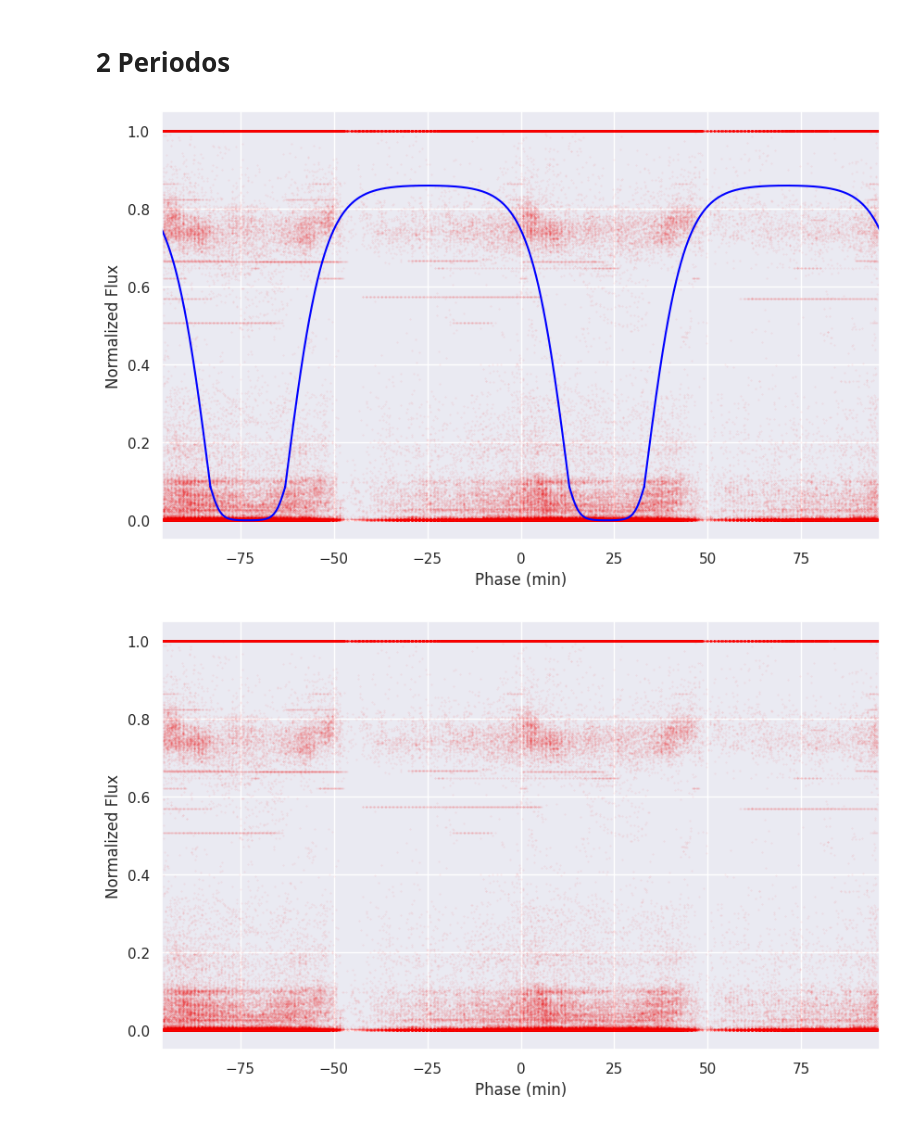
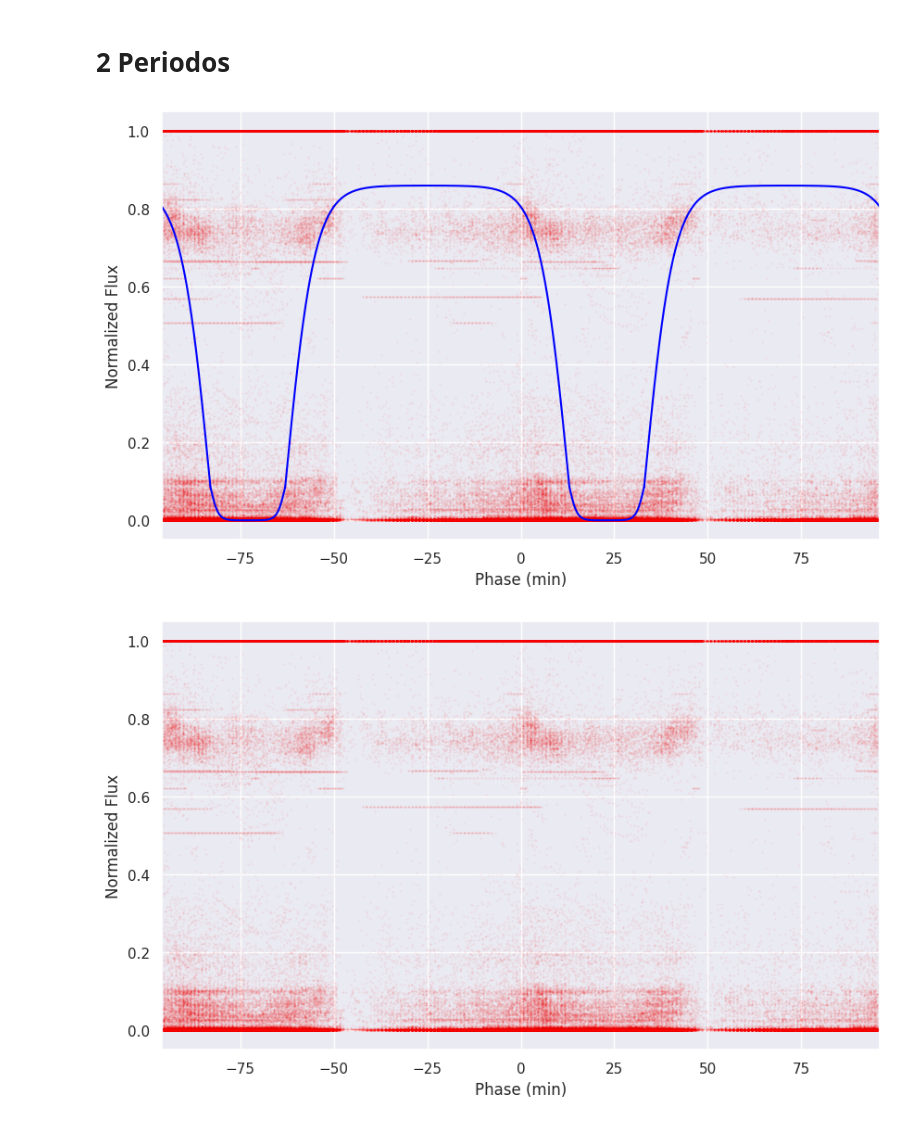
Before and after one commit to GuijonGustavo/Saggitarius-A-peridicity-Gamma-Rays, a Jupyter notebook: phasefold-jacobi.ipynb, the cells around one changed output. Saved outputs shown, nothing was run; the diff lists cells and outputs as text; code cells hidden in the pictures.

Commit message:
version with Jacobi 0.999 module

```diff
--- a/phasefold-jacobi.ipynb
+++ b/phasefold-jacobi.ipynb
@@ -78,7 +78,7 @@ import seaborn as sns
 sns.set(style='darkgrid')
 
 # Archivos de entrada
-archivo_linea = "jacobi_0.86_E76.0_S20.0_m0.99_W10.0_desplazamiento10.0.dat"
+archivo_linea = "jacobi_0.86_E76.0_S20.0_m0.999_W10.0_desplazamiento10.0.dat"
 # archivo_scatter = "phasefolding_periodicidad_191.dat"
 archivo_scatter = "variacion_periodicidad/phasefolding_periodicidad_95.dat"
 
@@ -216,7 +216,7 @@ import seaborn as sns
 sns.set(style='darkgrid')
 
 # Archivos de entrada
-archivo_linea = "jacobi_0.86_E76.0_S20.0_m0.99_W10.0_desplazamiento10.0.dat"
+archivo_linea = "jacobi_0.86_E76.0_S20.0_m0.999_W10.0_desplazamiento10.0.dat"
 archivo_scatter = "phasefolding_periodicidad_191.dat"
 
 # Leer los archivos con columnas 'x' y 'y' y eliminar comentarios
@@ -249,34 +249,34 @@ for i in range(len(x_vals) - 1):
     # Insertar NaN para interrumpir la conexión entre puntos
     if abs(x_vals[i + 1] - x_vals[i]) > 1:  # Aquí decidimos cuándo poner NaN, por ejemplo, si la diferencia es mayor a 1
         x_discontinuo.append(np.nan)
         y_discontinuo.append(np.nan)
 
 # Añadir el último valor
 x_discontinuo.append(x_vals[-1])
 y_discontinuo.append(y_vals[-1])
 
 # Graficar la línea discontinua (con NaN)
 plt.plot(x_discontinuo, y_discontinuo, label="Jacobi Elliptical", color='blue', linestyle='-')
 
 # Graficar el scatter
 plt.scatter(data_scatter['x'], data_scatter['y'], label="Phasefold", color='red', s=.1, alpha=.1)
 
 
 # Etiquetas y título
 plt.xlabel("Phase (min)")
 plt.ylabel("Normalized Flux")
 #plt.title("Phasefold Lightcurve Sgr A* 95 min and Jacobi Elliptical Function")
 plt.xlim(-96, 96)
 
 # Añadir leyenda
 #plt.legend()
 
 # Mostrar la gráfica
 plt.savefig("images/phasefold_jacobi_2_periods_sample1.png", format='png', dpi=300)
 
 plt.show()
 # %% [output]
-[figure, old version]
+[figure, new version]
 # %%
 import matplotlib.pyplot as plt
 import pandas as pd
```
Also changed, not shown: parts of 6 cells of this notebook, 1 other file.
